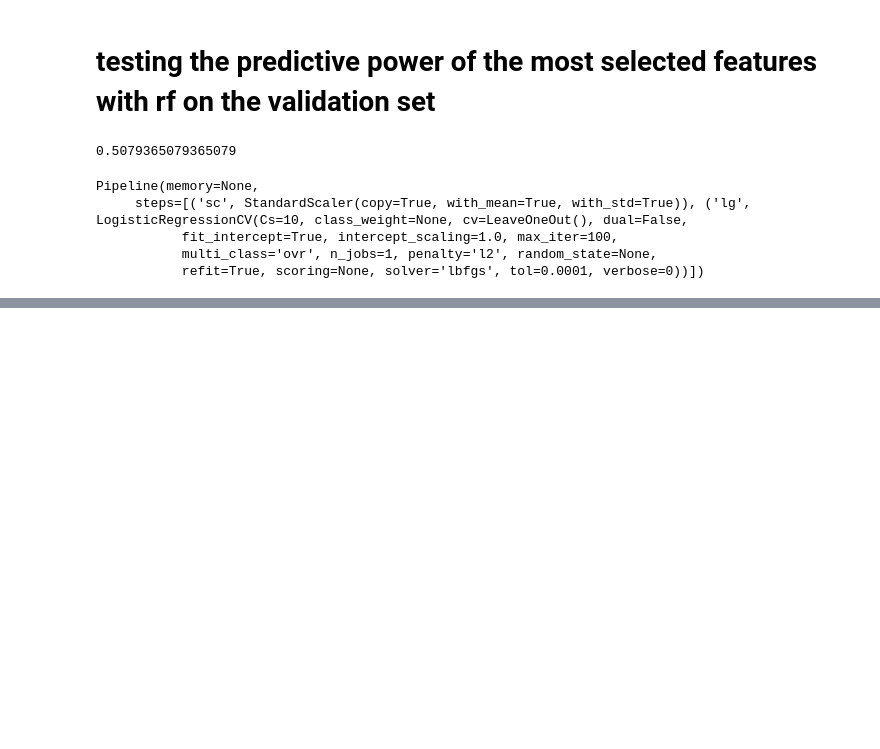
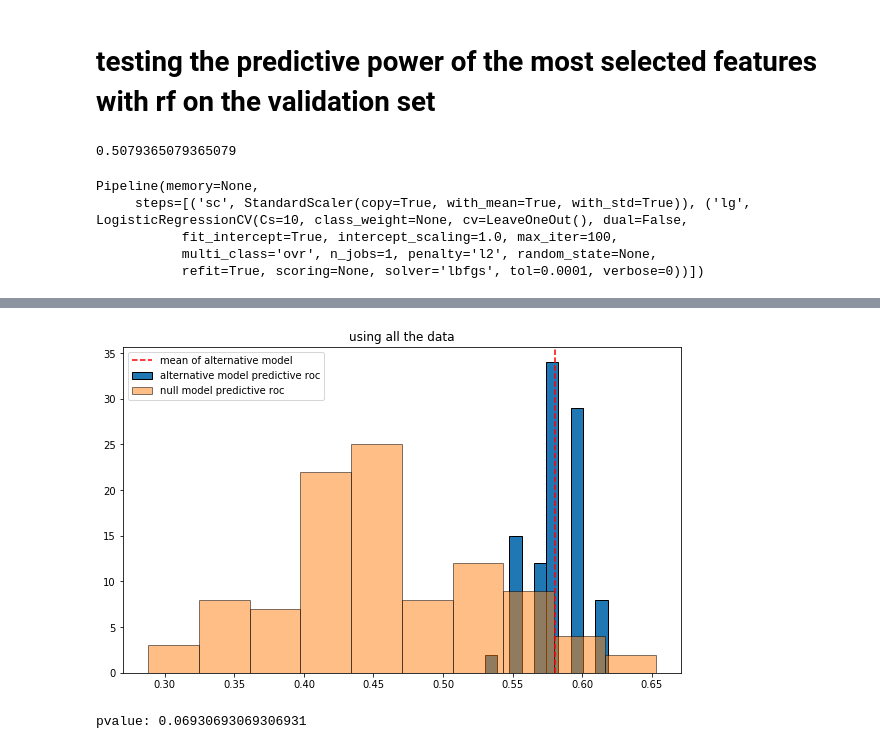
Before and after one commit to zhenghanQ/bild, a Jupyter notebook: second_level_roi_analysis/rf_featselect.ipynb, the cells around one changed output, grey strips where cells are left out. Cells and saved outputs as stored; diff of their text form; code cells hidden in the pictures; blank space fills up the shorter version.

```diff
--- a/second_level_roi_analysis/rf_featselect.ipynb
+++ b/second_level_roi_analysis/rf_featselect.ipynb
@@ -372,0 +509,15 @@ roc_auc_score(y, clf.predict(X))
+# %%
+plt.figure(figsize=(10, 6))
+plt.hist(rocs, edgecolor="black")
+plt.hist(rocs_null, edgecolor="black", alpha=.5)
+plt.axvline(np.mean(rocs), color="red", ls="--")
+plt.legend(["mean of alternative model", "alternative model predictive roc",
+            "null model predictive roc"])
+plt.title("using all the data")
+plt.savefig("alldata_rf_model.png", dpi=300)
+# %% [output]
+[figure, added]
+# %%
+print("pvalue: {}".format((np.sum(rocs_null >= np.mean(rocs)) + 1 )/(101)))
+# %% [output]
+pvalue: 0.06930693069306931
```
Also changed, not shown: parts of 9 cells of this notebook.
